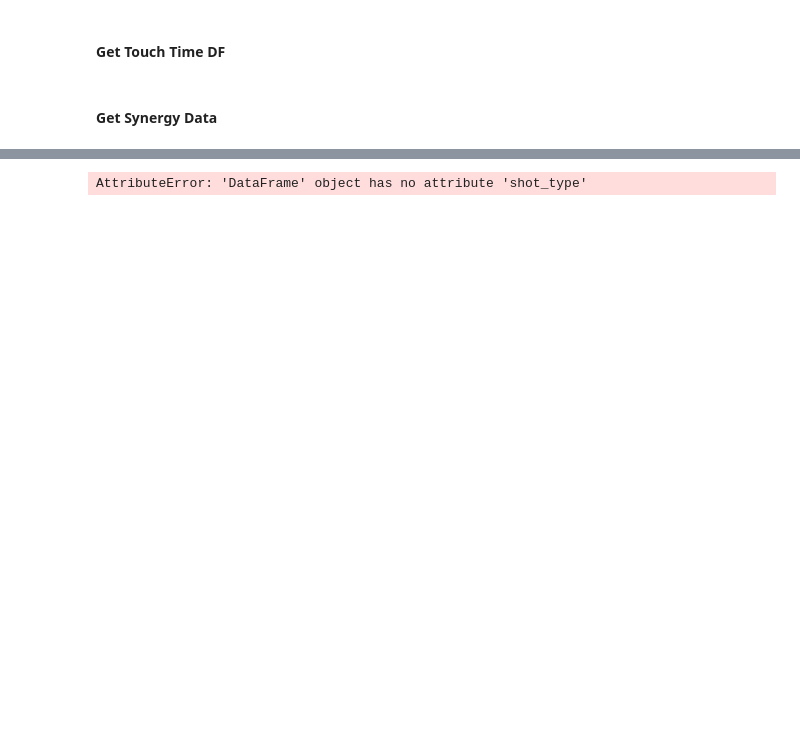
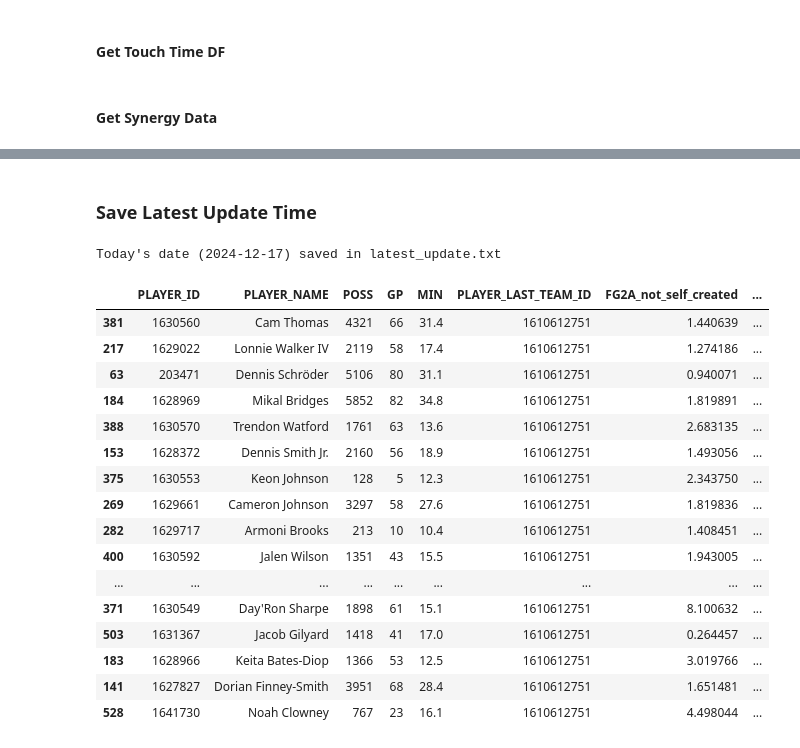
Before and after one commit to Saurabh1975/nba_bubble_chart_data, a Jupyter notebook: off_ball_advantage.ipynb, the cells around one changed output, grey strips where cells are left out. Drawn from its saved outputs; the diff is of its cells as text; code cells hidden in the pictures; blank space fills up the shorter version.

```diff
--- a/off_ball_advantage.ipynb
+++ b/off_ball_advantage.ipynb
@@ -136,0 +122,6 @@ synergy_df.head(5)
+# %%
+print('\nPulling Touch Time Data')
+touch_df = get_touch_df(season)
+
+print('\nPulling Synergy Data')
+synergy_df = get_synergy_df(season)
@@ -143,11 +160,0 @@ off_ball_df = pd.merge(off_ball_df, synergy_df, on = 'PLAYER_ID')
-# %%
-
-for column in off_ball_df.columns:
-    if (column.startswith("FG") or column.startswith("PTS") or column.startswith("POSS_")):
-        off_ball_df[column] = (off_ball_df[column] / off_ball_df['POSS']) * 75
-
-off_ball_df = off_ball_df[off_ball_df.POSS > 1000]
-
-off_ball_df['headshot_url'] = "https://cdn.nba.com/headshots/nba/latest/1040x760/" + \
-            off_ball_df.PLAYER_ID.astype(str) + \
-                    ".png"
@@ -159,4 +161,6 @@ off_ball_df[off_ball_df.PLAYER_ID == 1630590]
 # %%
-team_colors = pd.read_csv('C:/Users/saurabh.rane/OneDrive - Slalom/NBA/data_update_scripts/Data/teamColors.csv')
+team_colors = pd.read_csv('Data/teamColors.csv')
 team_colors.rename(columns={'TEAM_ID': 'PLAYER_LAST_TEAM_ID', 'Primary Color': 'primary_color'}, inplace=True)
 team_colors = team_colors[['PLAYER_LAST_TEAM_ID', 'primary_color']]
+
+off_ball_df = pd.merge(off_ball_df, team_colors, on = 'PLAYER_LAST_TEAM_ID')
@@ -165,6 +169,4 @@ off_ball_df = pd.merge(off_ball_df, team_colors, on = 'PLAYER_LAST_TEAM_ID')
 # %%
-off_ball_df.to_csv('observable_off_ball.csv')
+off_ball_df['season'] = season
+
+off_ball_df.to_csv('Data/headshot_plot_obs_' + season + '.csv')
-# %%
-off_ball_df[off_ball_df.shot_type == 'self_created'].sort_values(by = 'FGA', ascending = False).head(25)
-# %% [output]
-AttributeError: 'DataFrame' object has no attribute 'shot_type'
@@ -174,0 +173,41 @@ pd.read_csv('https://raw.githubusercontent.com/JaseZiv/worldfootballR_data/maste
+# %% [markdown]
+### Save Latest Update Time
+# %%
+from datetime import date
+
+# Get today's date
+today = date.today()
+
+# Convert date to string
+today_str = today.strftime("%Y-%m-%d")
+
+# Define the file name
+file_name = "latest_update.txt"
+
+# Save the date as a text file
+with open(file_name, "w") as file:
+    file.write(today_str)
+
+print(f"Today's date ({today_str}) saved in {file_name}")
+# %% [output]
+Today's date (2024-12-17) saved in latest_update.txt
+# %%
+off_ball_df[off_ball_df.PLAYER_LAST_TEAM_ID == 1610612751].sort_values(by = 'FGA_self_created', ascending = False)
+# %% [output]
+|  | PLAYER_ID | PLAYER_NAME | POSS | GP | MIN | PLAYER_LAST_TEAM_ID | FG2A_not_self_created | ... |
+| 381 | 1630560 | Cam Thomas | 4321 | 66 | 31.4 | 1610612751 | 1.440639 | ... |
+| 217 | 1629022 | Lonnie Walker IV | 2119 | 58 | 17.4 | 1610612751 | 1.274186 | ... |
+| 63 | 203471 | Dennis Schröder | 5106 | 80 | 31.1 | 1610612751 | 0.940071 | ... |
+| 184 | 1628969 | Mikal Bridges | 5852 | 82 | 34.8 | 1610612751 | 1.819891 | ... |
+| 388 | 1630570 | Trendon Watford | 1761 | 63 | 13.6 | 1610612751 | 2.683135 | ... |
+| 153 | 1628372 | Dennis Smith Jr. | 2160 | 56 | 18.9 | 1610612751 | 1.493056 | ... |
+| 375 | 1630553 | Keon Johnson | 128 | 5 | 12.3 | 1610612751 | 2.343750 | ... |
+| 269 | 1629661 | Cameron Johnson | 3297 | 58 | 27.6 | 1610612751 | 1.819836 | ... |
+| 282 | 1629717 | Armoni Brooks | 213 | 10 | 10.4 | 1610612751 | 1.408451 | ... |
+| 400 | 1630592 | Jalen Wilson | 1351 | 43 | 15.5 | 1610612751 | 1.943005 | ... |
+| ... | ... | ... | ... | ... | ... | ... | ... | ... |
+| 371 | 1630549 | Day'Ron Sharpe | 1898 | 61 | 15.1 | 1610612751 | 8.100632 | ... |
+| 503 | 1631367 | Jacob Gilyard | 1418 | 41 | 17.0 | 1610612751 | 0.264457 | ... |
+| 183 | 1628966 | Keita Bates-Diop | 1366 | 53 | 12.5 | 1610612751 | 3.019766 | ... |
+| 141 | 1627827 | Dorian Finney-Smith | 3951 | 68 | 28.4 | 1610612751 | 1.651481 | ... |
+| 528 | 1641730 | Noah Clowney | 767 | 23 | 16.1 | 1610612751 | 4.498044 | ... |
```
Also changed, not shown: parts of 19 cells of this notebook, 5 other files.
